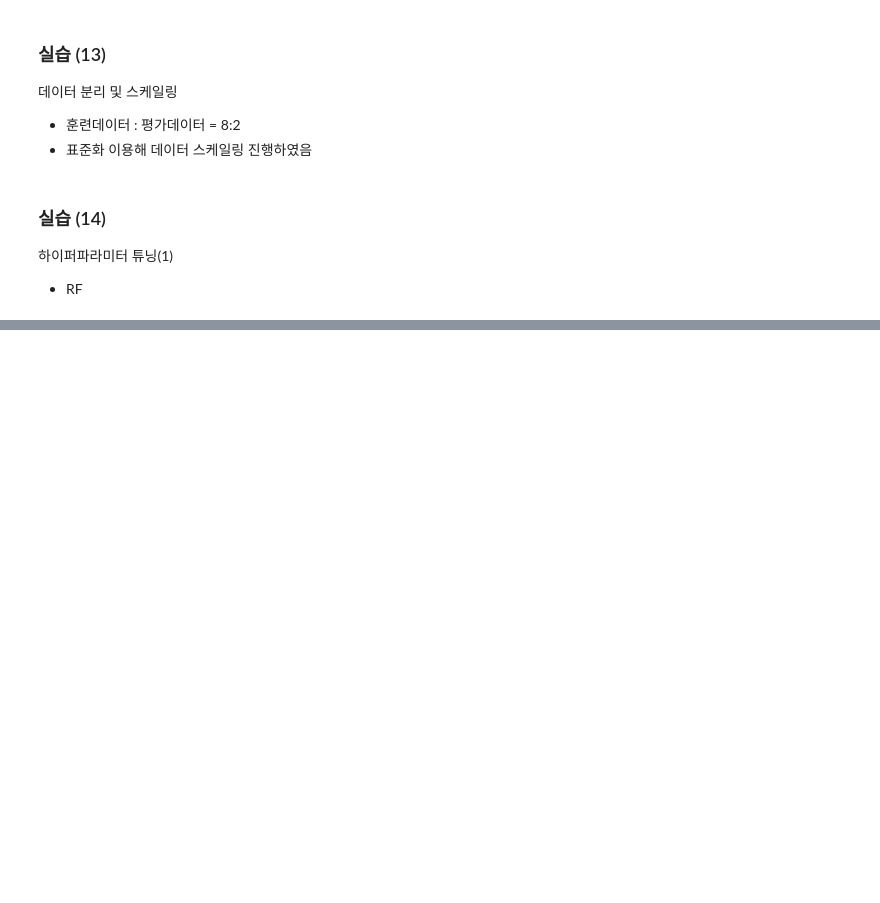
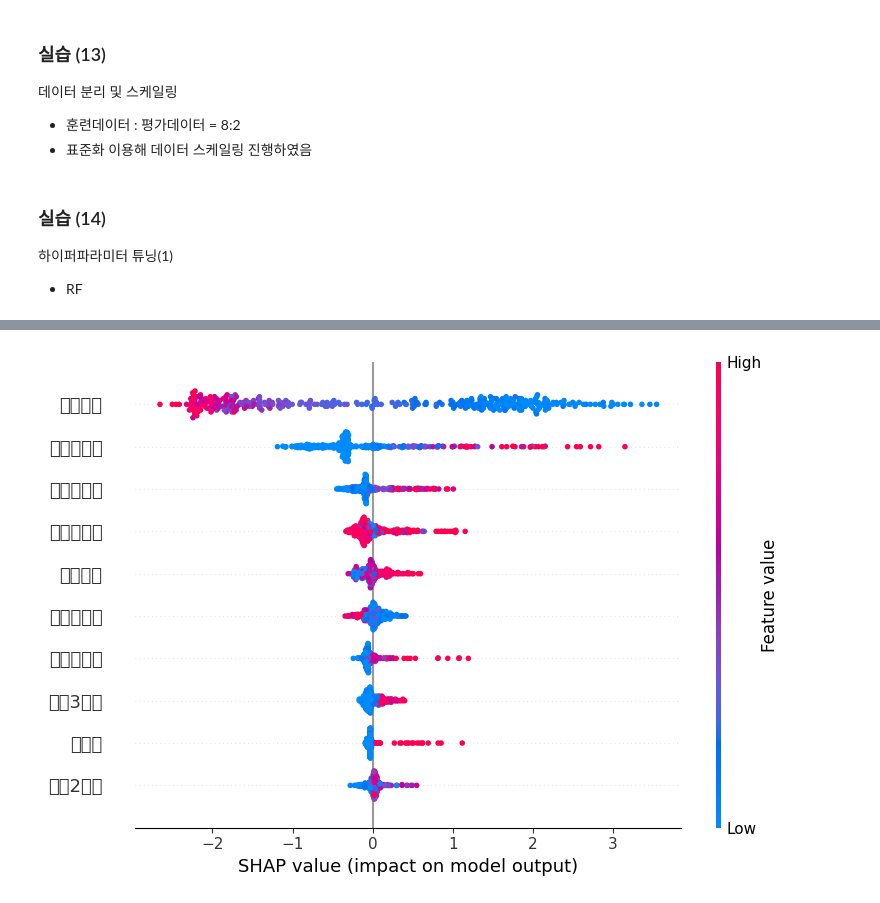
Before and after one commit to kona0107/Python_Projects, a Jupyter notebook: Jeju_Water/ML_practice 11.ipynb, the cells around one changed output, grey strips where cells are left out. Cells and saved outputs as stored; diff of their text form; code cells hidden in the pictures; blank space fills up the shorter version.

```diff
--- a/Jeju_Water/ML_practice 11.ipynb
+++ b/Jeju_Water/ML_practice 11.ipynb
@@ -439,0 +603,22 @@ optimizer
+# %%
+import shap
+
+# SHAP 분석 함수 정의
+def shap_modeling_rf(model, x_train):
+    # SHAP 초기화 (시각화를 위한 설정)
+    shap.initjs()
+
+    # TreeExplainer 생성 (Random Forest 모델에 적합)
+    explainer = shap.TreeExplainer(model)
+
+    # SHAP 값 계산
+    shap_values = explainer.shap_values(x_train)
+
+    # 요약 플롯 시각화 (특성 중요도)
+    shap.summary_plot(shap_values, x_train, max_display=10)  # 중요도 높은 10개 특징만 시각화
+
+    return shap_values
+
+# Random Forest 모델의 SHAP 결과 시각화
+shap_values_rf = shap_modeling_rf(RF_model, x_train_scale)
+# %% [output]
@@ -439,0 +626 @@ optimizer
+[figure, added]
```
Also changed, not shown: parts of 8 cells of this notebook.
